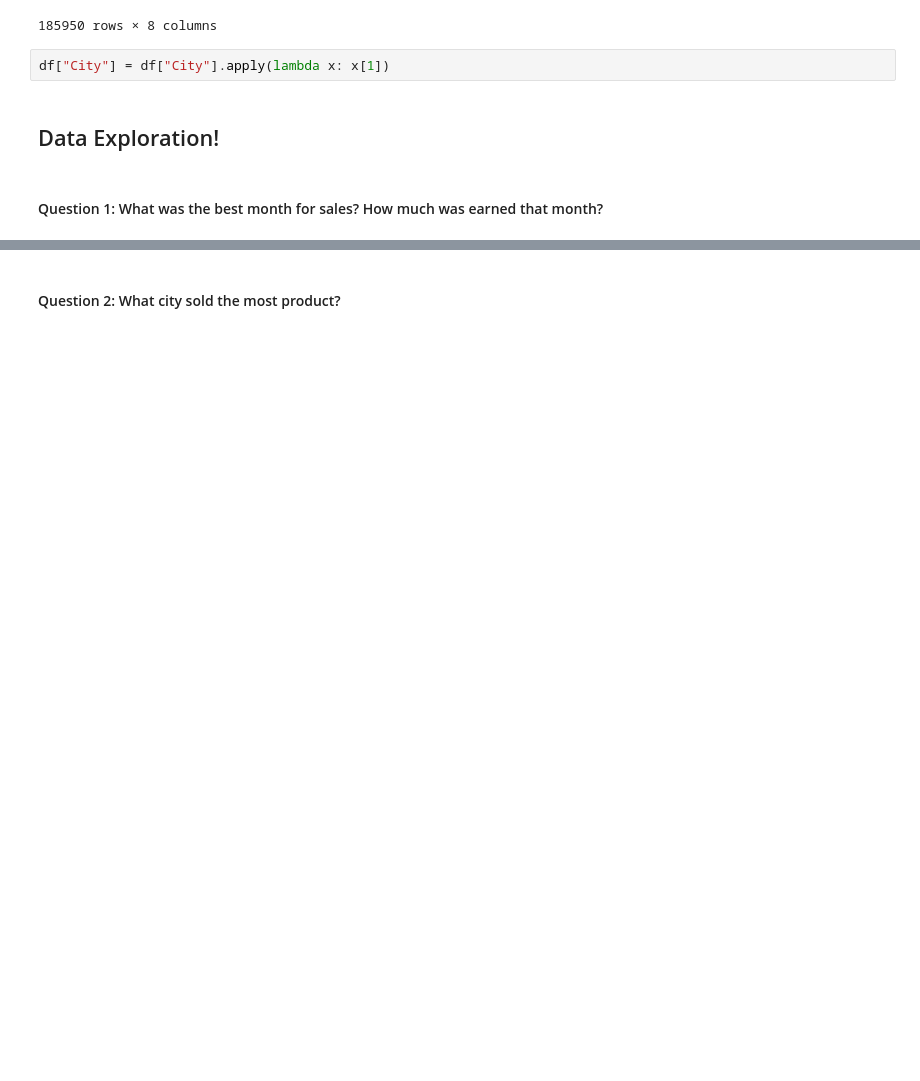
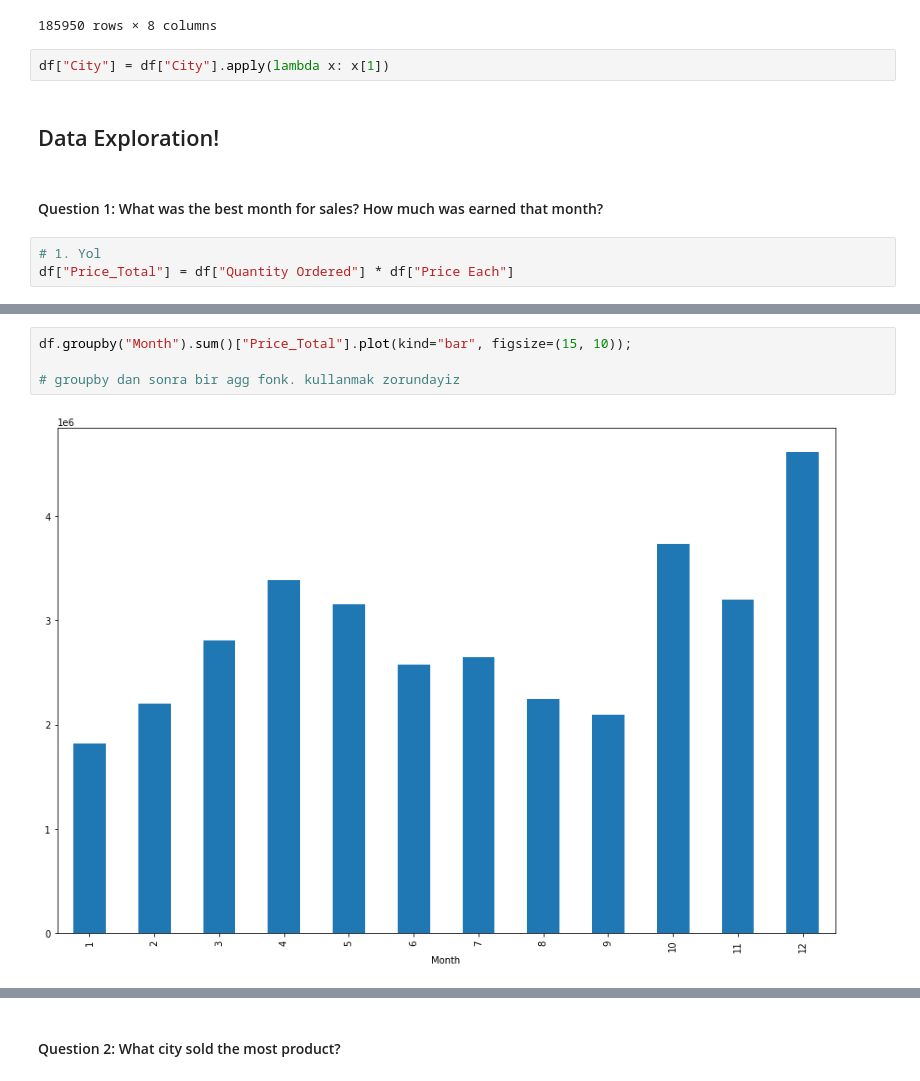
Before and after one commit to EmincanY/Youngsters-Team, a Jupyter notebook: SalesAnalysis/HaticeBusra_SalesData.ipynb, the cells around one changed output, grey strips where cells are left out. Drawn from its saved outputs; the diff is of its cells as text; blank space fills up the shorter version.

```diff
--- a/SalesAnalysis/HaticeBusra_SalesData.ipynb
+++ b/SalesAnalysis/HaticeBusra_SalesData.ipynb
@@ -408,3 +398,6 @@ df["City"] = df["City"].apply(lambda x: x[1])
 ## Data Exploration!
 # %% [markdown]
 #### Question 1: What was the best month for sales? How much was earned that month?
+# %%
+# 1. Yol
+df["Price_Total"] = df["Quantity Ordered"] * df["Price Each"]
@@ -410,0 +437,6 @@ df["City"] = df["City"].apply(lambda x: x[1])
+# %%
+df.groupby("Month").sum()["Price_Total"].plot(kind="bar", figsize=(15, 10));
+
+# groupby dan sonra bir agg fonk. kullanmak zorundayiz
+# %% [output]
+[figure, added]
```
Also changed, not shown: parts of 21 cells of this notebook.
